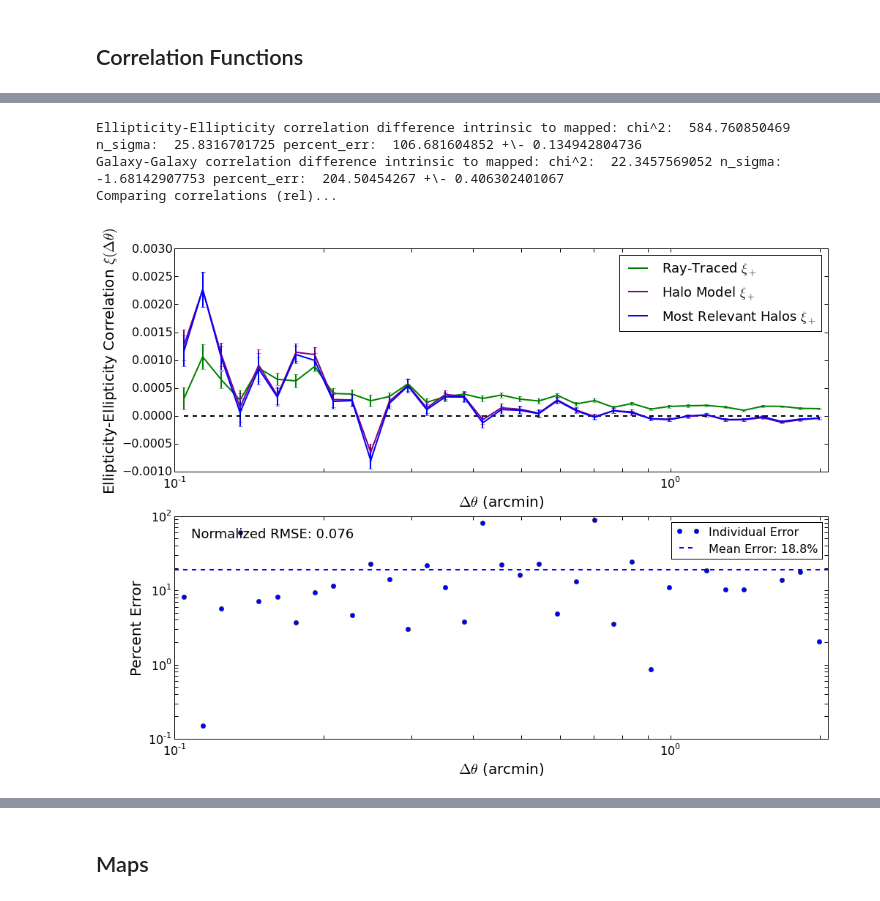
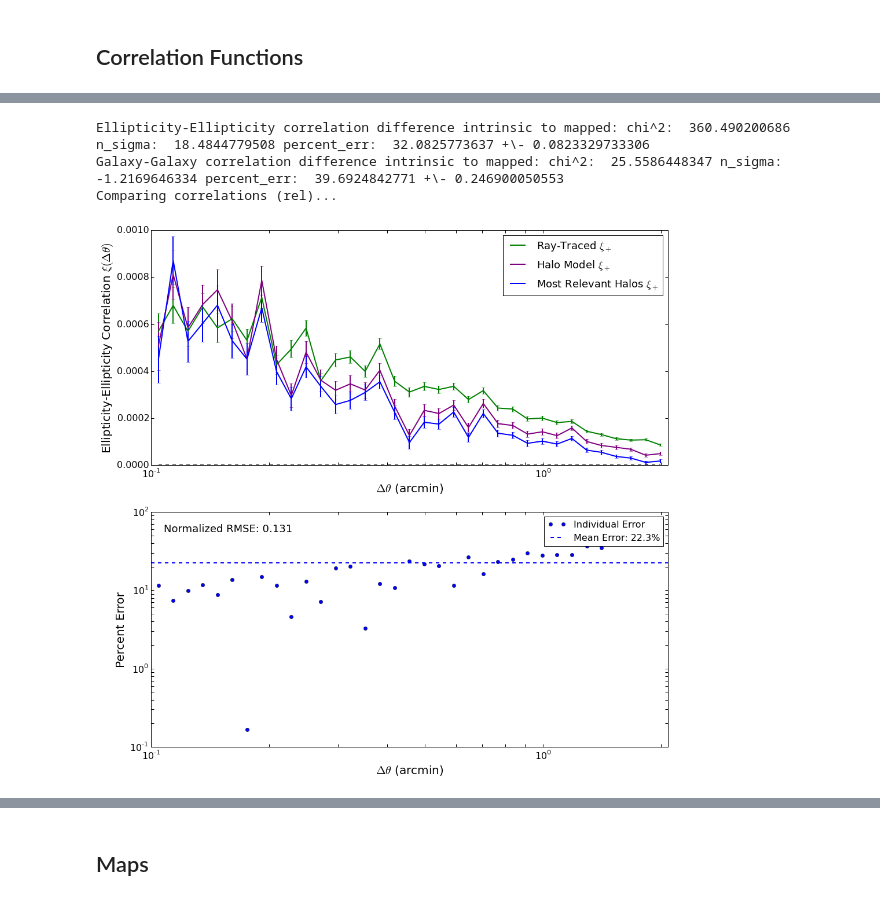
Before and after one commit to drphilmarshall/Pangloss, a Jupyter notebook: demos/ThesisPlots.ipynb, the cells around one changed output, grey strips where cells are left out. Saved outputs shown, nothing was run; the diff lists cells and outputs as text; code cells hidden in the pictures.

```diff
--- a/demos/ThesisPlots.ipynb
+++ b/demos/ThesisPlots.ipynb
@@ -62,9 +62,9 @@ F = pangloss.ForegroundCatalog(PANGLOSS_DIR+'/data/GGL_los_8_0_0_0_0_N_4096_ang_
 #d = [1.85,1.15,-1.85,-1.15]
 #d = [1.75,1.25,-1.75,-1.25]
 #d = [1.65,1.35,-1.65,-1.35]
-#d = [1.6,1.4,-1.6,-1.4] # 1440 galaxies
+d = [1.6,1.4,-1.6,-1.4] # 1440 galaxies
 #d = [1.55,1.45,-1.55,-1.45]
-d = [1.55,1.48,-1.55,-1.48] # 176 galaxies
+#d = [1.55,1.48,-1.55,-1.48] # 176 galaxies
 #d = [1.20,1.15,-1.50,-1.45]
 #d = [1.55,1.52,-1.61,-1.59] # only galaxies in subplot
 #d = [1.55,1.54,-1.61,-1.6] # ~3 galaxies
@@ -77,7 +77,7 @@ print 'Background catalog has',B.galaxy_count,'galaxies'
 
 # Drill the lightcones
 if vb is True: print('Drilling lightcones...')
-lc_radius = 2.0
+lc_radius = 6.0
 B.drill_lightcones(radius=lc_radius,foreground=F,save=False)
 
 # Save copy of background lightcones for relevant halos:
@@ -228,23 +228,25 @@ Calculating correlation...
 # %%
 if corr_plots is True:
     # Compare the correlation functions
     chi2,n_sigma,percent_err,std_err = B.compare_corr(gg_halo,gg_map,corr_type='gg',corr_comp='plus')
     print 'Ellipticity-Ellipticity correlation difference intrinsic to mapped:','chi^2: ',chi2,'n_sigma: ',n_sigma,'percent_err: ',percent_err,'+\-',std_err
 
     chi2,n_sigma,percent_err,std_err = B.compare_corr(ng_halo,ng_map,corr_type='ng',corr_comp='real')
     print 'Galaxy-Galaxy correlation difference intrinsic to mapped:','chi^2: ',chi2,'n_sigma: ',n_sigma,'percent_err: ',percent_err,'+\-',std_err
 
     if rel_compare is True:
         # Compare the correlations for intrinsic, halos, and relevant halos
         if vb is True: print('Comparing correlations (rel)...')
         #pangloss.plotting.compare_relevant_halos(gg_map,gg_halo,gg_halo_r,corr_type='gg',galaxy_count=B.galaxy_count,radius=lc_radius,rel_halos=[mean_rel,std_rel],fig_size=10,show=False)
         pangloss.plotting.compare_relevant_halos(gg_map,gg_halo,gg_halo_r,corr_type='gg',fig_size=10,show=False)
-        plt.gcf().set_size_inches(16,12)
+        plt.gcf().set_size_inches(16,16)
+
+#plt.subplots_adjust(wspace=0, hspace=0)
 # %% [output]
-Ellipticity-Ellipticity correlation difference intrinsic to mapped: chi^2:  584.760850469 n_sigma:  25.8316701725 percent_err:  106.681604852 +\- 0.134942804736
-Galaxy-Galaxy correlation difference intrinsic to mapped: chi^2:  22.3457569052 n_sigma:  -1.68142907753 percent_err:  204.50454267 +\- 0.406302401067
+Ellipticity-Ellipticity correlation difference intrinsic to mapped: chi^2:  360.490200686 n_sigma:  18.4844779508 percent_err:  32.0825773637 +\- 0.0823329733306
+Galaxy-Galaxy correlation difference intrinsic to mapped: chi^2:  25.5586448347 n_sigma:  -1.2169646334 percent_err:  39.6924842771 +\- 0.246900050553
 Comparing correlations (rel)...
-[figure, old version]
+[figure, new version]
 # %%
 if corr_plots is True:
     if rel_compare is True:
```
Also changed, not shown: parts of 10 cells of this notebook, 2 other files.
